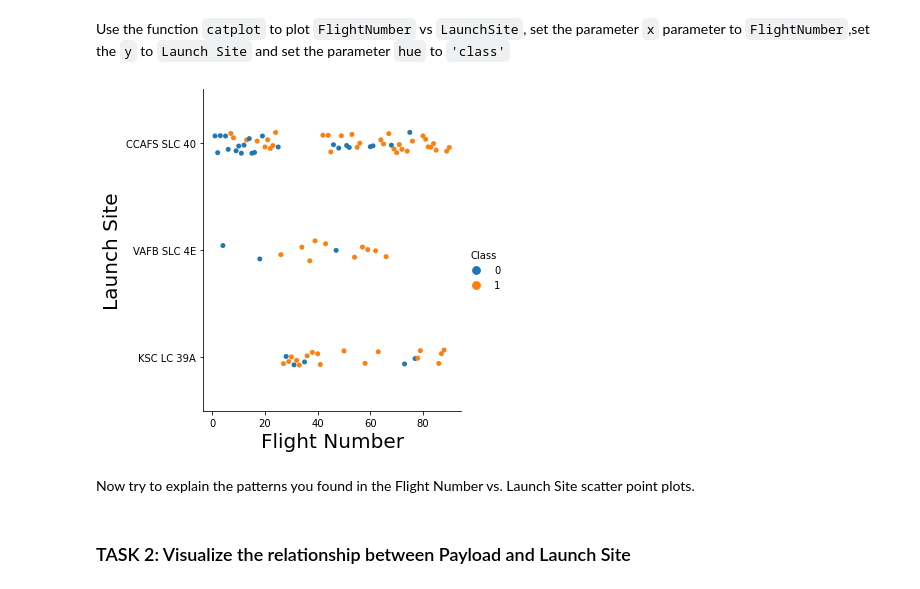
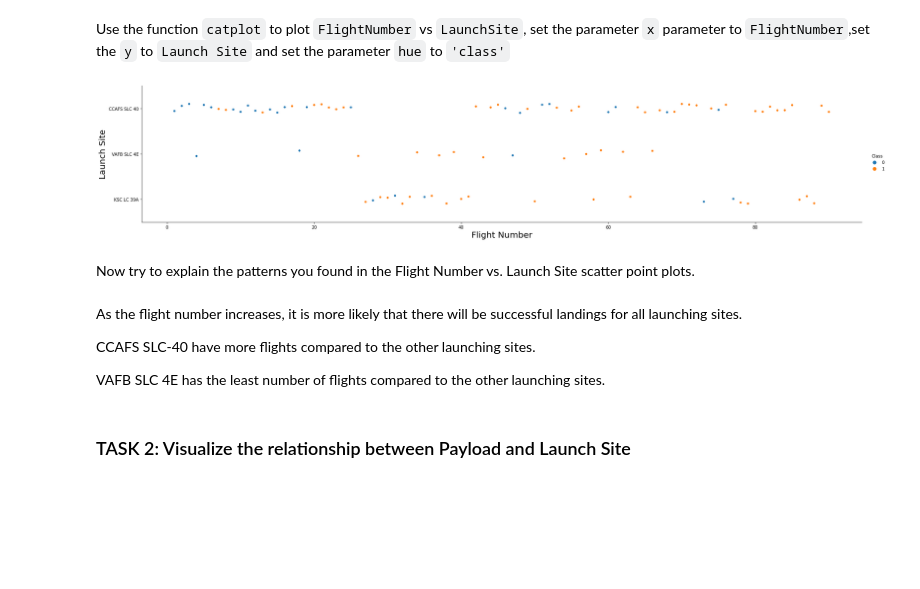
Before and after one commit to salva1973/coursera-capstone-project, a Jupyter notebook: 05. EDA with Data Visualization.ipynb, the cells around one changed output. Cells and saved outputs as stored; diff of their text form; code cells hidden in the pictures; blank space fills up the shorter version.

Commit message:
EDA with Data Visualization

```diff
--- a/05. EDA with Data Visualization.ipynb
+++ b/05. EDA with Data Visualization.ipynb
@@ -84,14 +84,20 @@ Next, let's drill down to each site visualize its detailed launch records.
 Use the function <code>catplot</code> to plot <code>FlightNumber</code> vs <code>LaunchSite</code>, set the  parameter <code>x</code>  parameter to <code>FlightNumber</code>,set the  <code>y</code> to <code>Launch Site</code> and set the parameter <code>hue</code> to <code>'class'</code>
 # %%
 # Plot a scatter point chart with x axis to be Flight Number and y axis to be the launch site, and hue to be the class value
-sns.catplot(x='FlightNumber', y='LaunchSite', hue='Class', data=df)
+sns.catplot(x='FlightNumber', y='LaunchSite', hue='Class', data=df, aspect = 5)
 plt.xlabel("Flight Number",fontsize=20)
 plt.ylabel("Launch Site",fontsize=20)
 plt.show()
 # %% [output]
-[figure, old version]
+[figure, new version]
 # %% [markdown]
 Now try to explain the patterns you found in the Flight Number vs. Launch Site scatter point plots.
+# %% [markdown]
+As the flight number increases, it is more likely that there will be successful landings for all launching sites.
+
+CCAFS SLC-40 have more flights compared to the other launching sites.
+
+VAFB SLC 4E has the least number of flights compared to the other launching sites.
 # %% [markdown]
 ### TASK 2: Visualize the relationship between Payload and Launch Site
 # %% [markdown]
```
Also changed, not shown: parts of 6 cells of this notebook.
